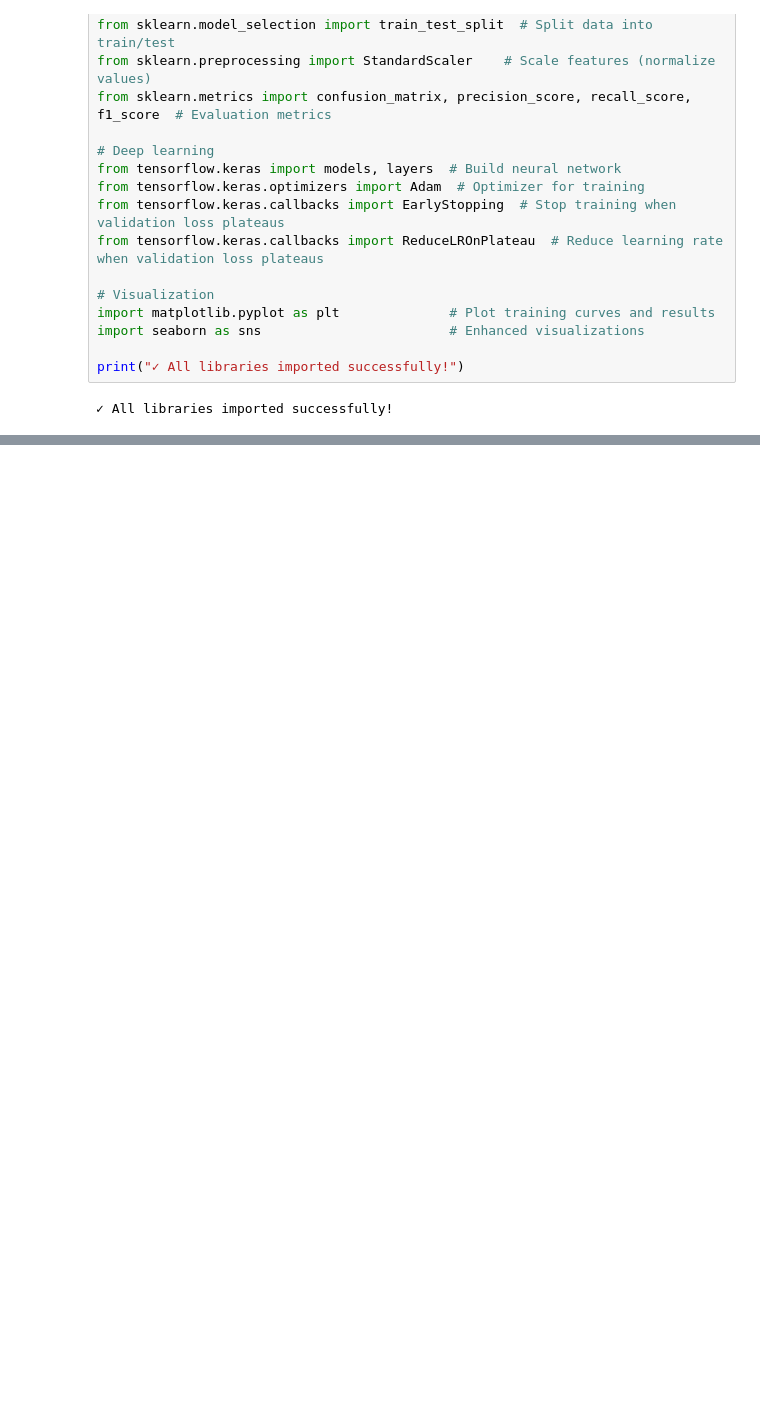
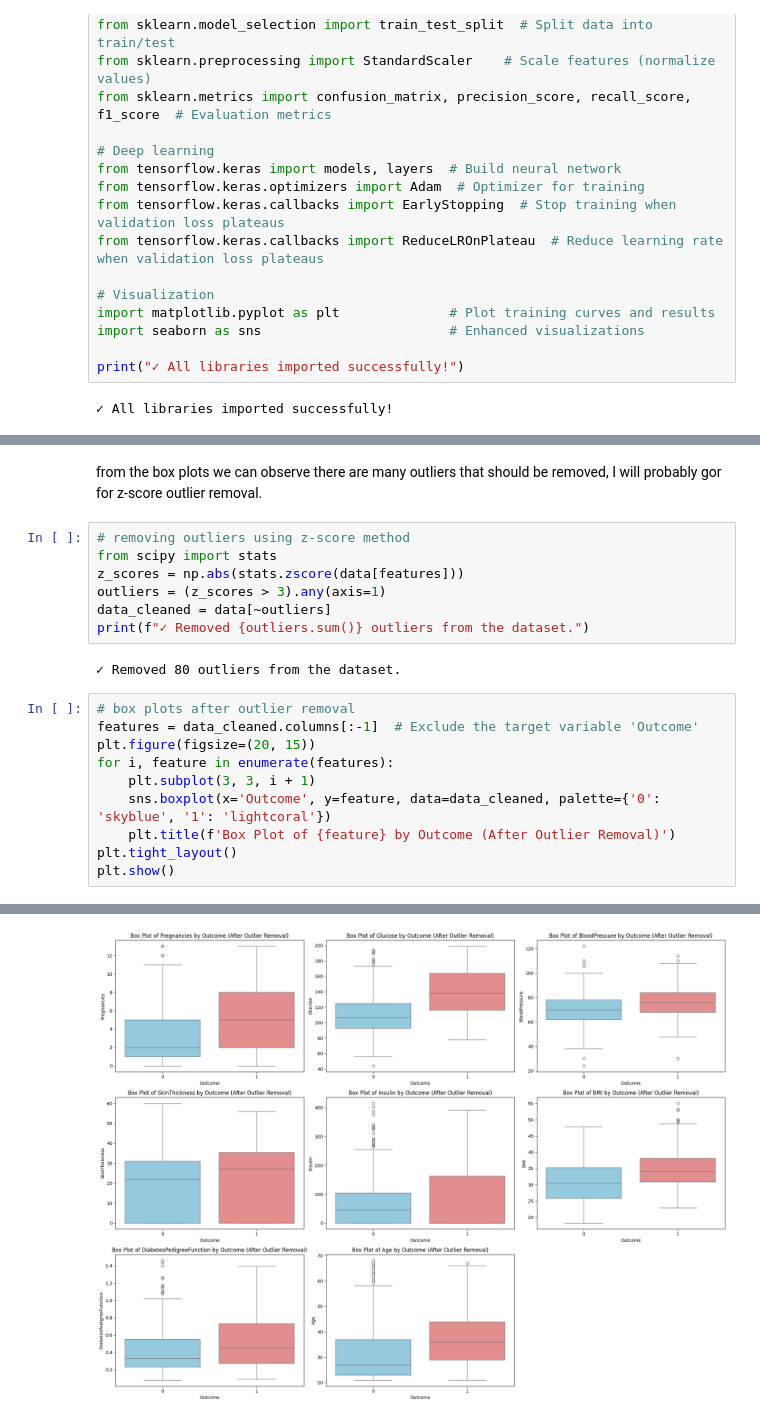
Before and after one commit to Hamza-Elghonemy/neural-network-diabetes, a Jupyter notebook: pima_diabetes_nn.ipynb, the cells around one changed output, grey strips where cells are left out. Drawn from its saved outputs; the diff is of its cells as text; blank space fills up the shorter version.

```diff
--- a/pima_diabetes_nn.ipynb
+++ b/pima_diabetes_nn.ipynb
@@ -50,0 +203,22 @@ print("✓ All libraries imported successfully!")
+# %% [markdown]
+from the box plots we can observe there are many outliers that should be removed, I will probably gor for z-score outlier removal.
+# %%
+# removing outliers using z-score method
+from scipy import stats
+z_scores = np.abs(stats.zscore(data[features]))
+outliers = (z_scores > 3).any(axis=1)
+data_cleaned = data[~outliers]
+print(f"✓ Removed {outliers.sum()} outliers from the dataset.")
+# %% [output]
+✓ Removed 80 outliers from the dataset.
+# %%
+# box plots after outlier removal
+features = data_cleaned.columns[:-1]  # Exclude the target variable 'Outcome'
+plt.figure(figsize=(20, 15))
+for i, feature in enumerate(features):
+    plt.subplot(3, 3, i + 1)
+    sns.boxplot(x='Outcome', y=feature, data=data_cleaned, palette={'0': 'skyblue', '1': 'lightcoral'})
+    plt.title(f'Box Plot of {feature} by Outcome (After Outlier Removal)')
+plt.tight_layout()
+plt.show()
+# %% [output]
@@ -50,0 +242 @@ print("✓ All libraries imported successfully!")
+[figure, added]
```
Also changed, not shown: parts of 23 cells of this notebook, 1 other file.
